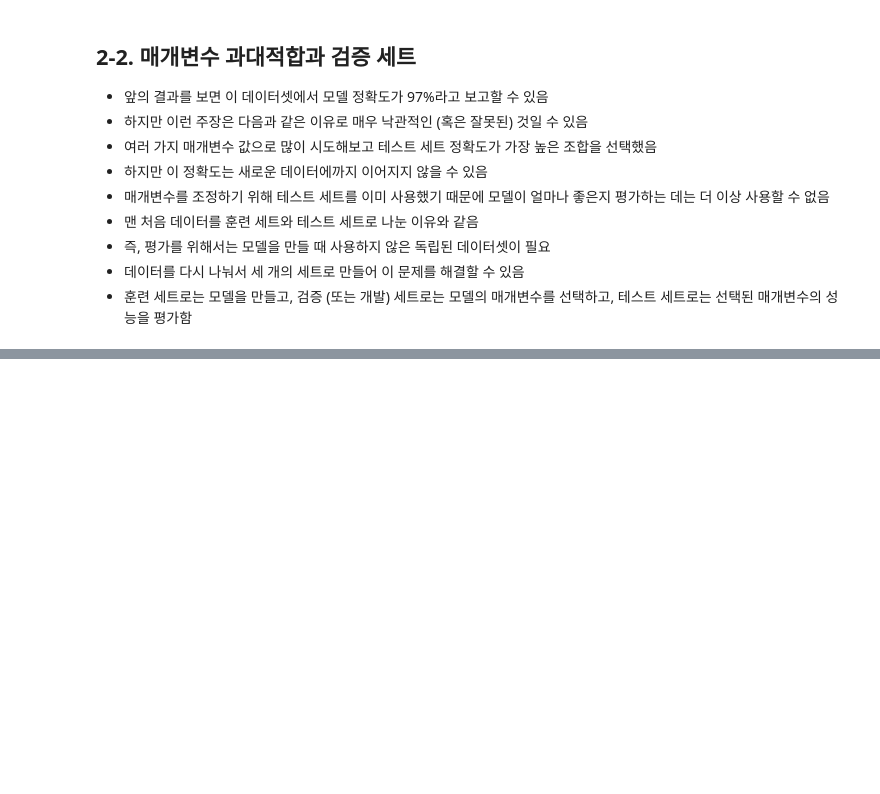
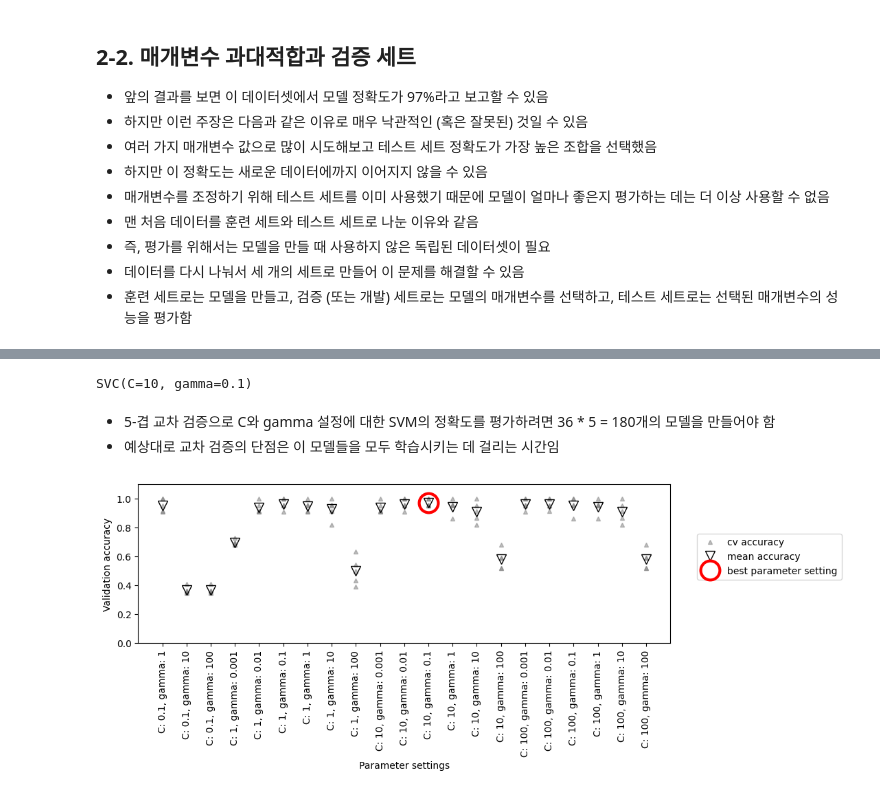
Before and after one commit to haribo09876/MachineLearning, a Jupyter notebook: 05. ModelEvaluationAndPerformanceImprovement/02. GridSearch.ipynb, the cells around one changed output, grey strips where cells are left out. Cells and saved outputs as stored; diff of their text form; code cells hidden in the pictures; blank space fills up the shorter version.

```diff
--- a/05. ModelEvaluationAndPerformanceImprovement/02. GridSearch.ipynb
+++ b/05. ModelEvaluationAndPerformanceImprovement/02. GridSearch.ipynb
@@ -59,0 +120,26 @@ mglearn
+# %%
+for gamma in [0.001, 0.01, 0.1, 1, 10, 100]:
+  for C in [0.001, 0.01, 0.1, 1, 10, 100]:
+    # 매개 변수의 각 조합에 대해 svc를 훈련시킴
+    svm = SVC(gamma=gamma, C=C)
+    # 교차 검증을 적용
+    scores = cross_val_score(svm, X_trainval, y_trainval, cv=5)
+    # 교차 검증 정확도의 평균을 계산
+    score = np.mean(scores)
+    # 점수가 더 높으면 매개변수와 함께 기록
+    if score > best_score:
+      best_score = score
+      best_parameters = {"C": C, "gamma": gamma}
+# 훈련 세트와 검증 세트를 합쳐 모델을 다시 만듦
+svm = SVC(**best_parameters)
+svm.fit(X_trainval, y_trainval)
+# %% [output]
+SVC(C=10, gamma=0.1)
+# %% [markdown]
+- 5-겹 교차 검증으로 C와 gamma 설정에 대한 SVM의 정확도를 평가하려면 36 * 5 = 180개의 모델을 만들어야 함
+- 예상대로 교차 검증의 단점은 이 모델들을 모두 학습시키는 데 걸리는 시간임
+# %%
+# 교차 검증을 사용한  그리드 서치의 결과
+mglearn.plots.plot_cross_val_selection()
+# %% [output]
+[figure, added]
```
Also changed, not shown: parts of 7 cells of this notebook.
